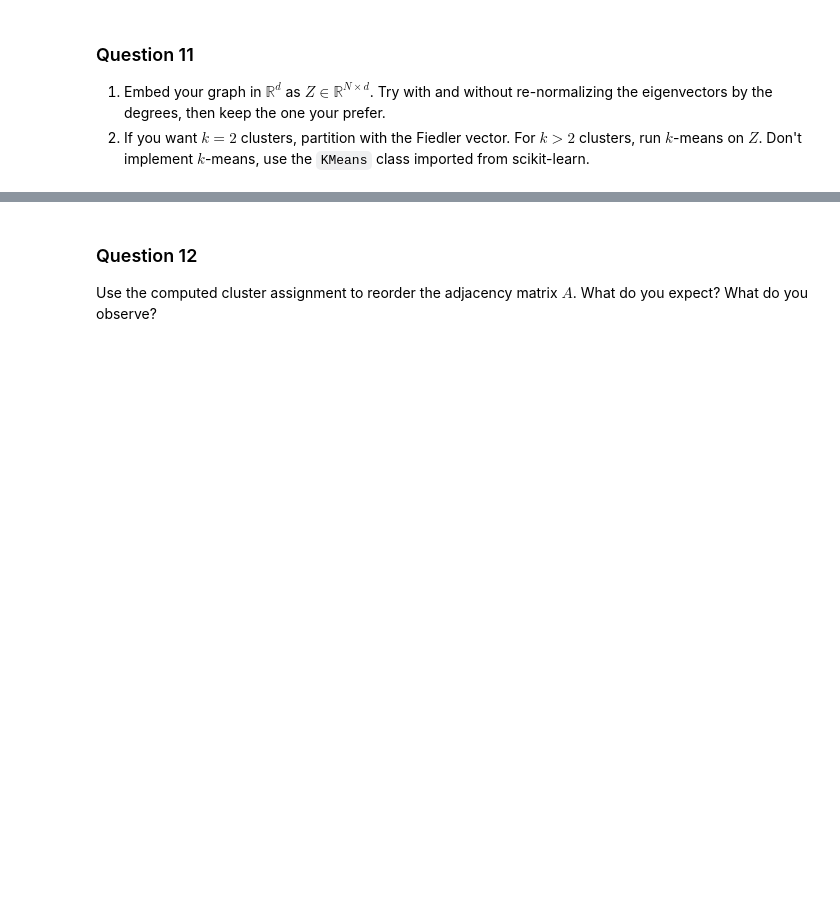
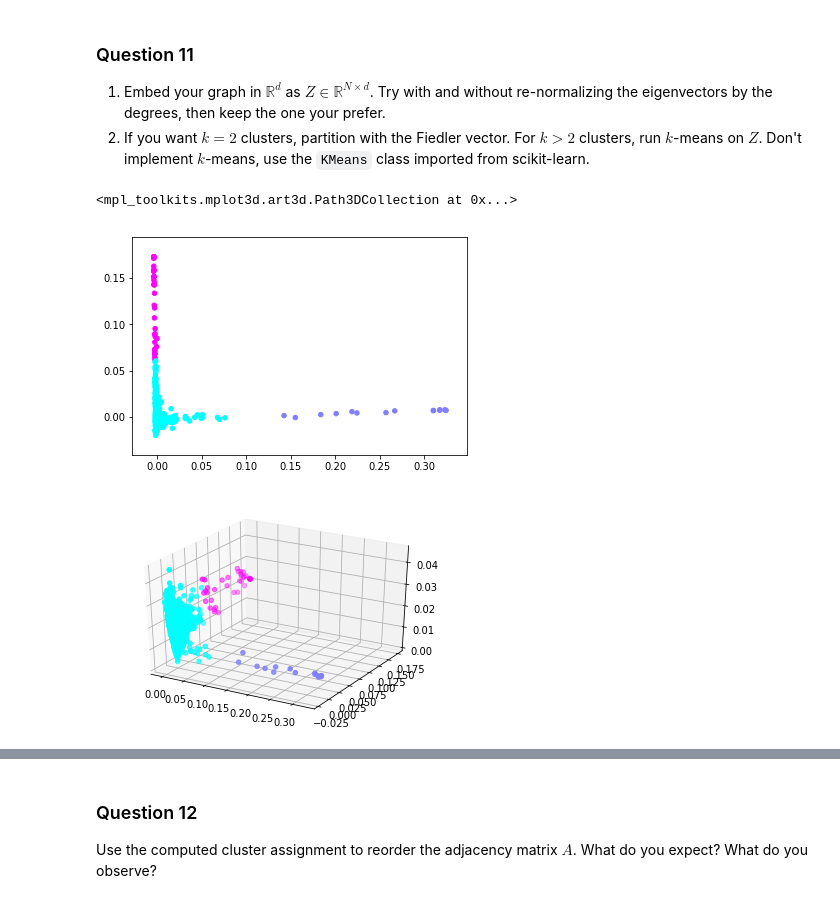
Before and after one commit to othmanbck/ntds_project_2018, a Jupyter notebook: 3_spectral_graph_theory.ipynb, the cells around one changed output, grey strips where cells are left out. Cells and saved outputs as stored; diff of their text form; code cells hidden in the pictures; blank space fills up the shorter version.

```diff
--- a/3_spectral_graph_theory.ipynb
+++ b/3_spectral_graph_theory.ipynb
@@ -220,9 +264,19 @@ On the other hand, we choose $d=2$ in order to have a better visualization. Note
    Try with and without re-normalizing the eigenvectors by the degrees, then keep the one your prefer.
 1. If you want $k=2$ clusters, partition with the Fiedler vector. For $k > 2$ clusters, run $k$-means on $Z$. Don't implement $k$-means, use the `KMeans` class imported from scikit-learn.
 # %%
-sparse_eigenvals, sparse_eigenvecs = sparse_eigs(laplacian, k=2)
+sparse_eigenvals, sparse_eigenvecs = sparse_eigs(laplacian, k=3, which='SM')
 kmeans = KMeans(n_clusters=3).fit_predict(sparse_eigenvecs.real)
-plt.scatter(sparse_eigenvecs[:,0].real, sparse_eigenvecs[:,1].real, c=kmeans, s=20, cmap='cool')
+plt.scatter(sparse_eigenvecs[:,1].real, sparse_eigenvecs[:,2].real, c=kmeans, s=20, cmap='cool')
+
+#sparse_eigenvals, sparse_eigenvecs = sparse_eigs(laplacian, k=3, which='SM')
+fig = plt.figure()
+ax = fig.add_subplot(111, projection='3d')
+#kmeans = KMeans(n_clusters=3).fit_predict(sparse_eigenvecs.real)
+ax.scatter(sparse_eigenvecs[:,1].real, sparse_eigenvecs[:,2].real, sparse_eigenvecs[:,0].real, c=kmeans, cmap='cool')
+# %% [output]
+<mpl_toolkits.mplot3d.art3d.Path3DCollection at 0x...>
+[figure, added]
+[figure, added]
 # %%
 norm_sparse_eigenvecs = np.matmul(D_sqrt, sparse_eigenvecs)
 norm_kmeans = KMeans(n_clusters=3).fit_predict(norm_sparse_eigenvecs.real)
```
Also changed, not shown: parts of 13 cells of this notebook.
